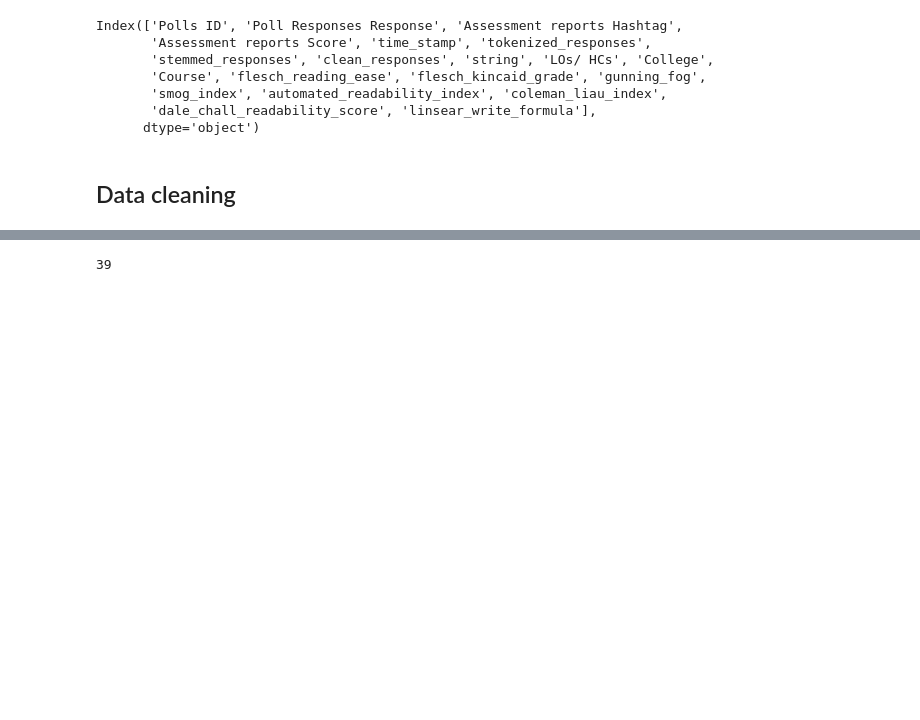
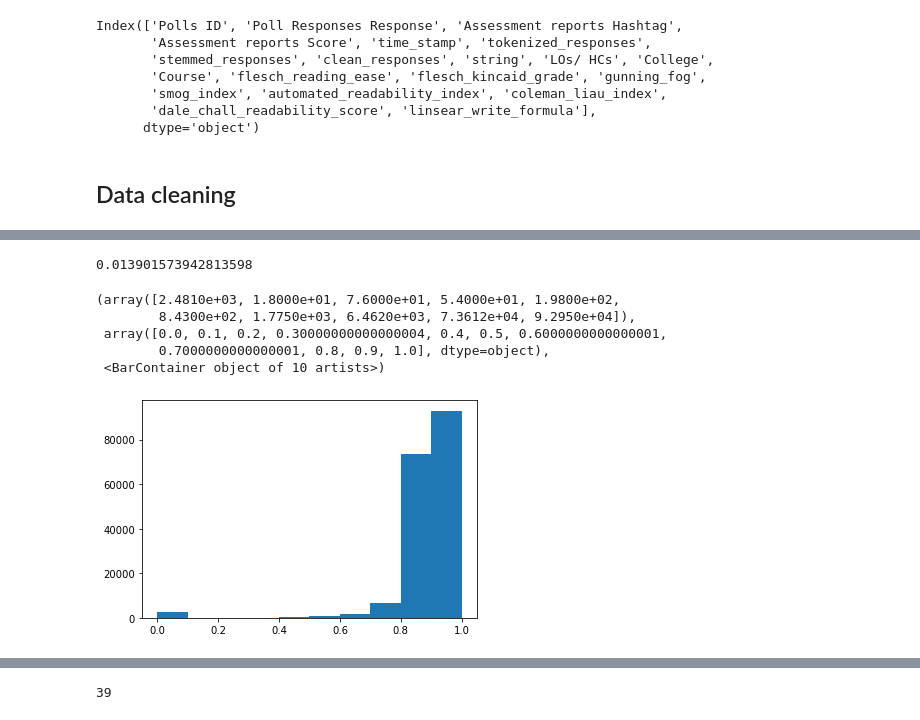
Before and after one commit to esther119/Understand-How-English-Fluency-Affects-Grade, a Jupyter notebook: lexical_richness.ipynb, the cells around one changed output, grey strips where cells are left out. Drawn from its saved outputs; the diff is of its cells as text; code cells hidden in the pictures; blank space fills up the shorter version.

Commit message:
lexical richness

```diff
--- a/lexical_richness.ipynb
+++ b/lexical_richness.ipynb
@@ -56,3 +52,7 @@ def generate_words(text):
 df['words_count'] = df['string'].apply(generate_words)
 # %%
 df = df[df['words_count'] > 1]
+# %%
+df['lex_data_prep']= df['stemmed_responses'].str.split(',').replace("'", '').str.join(' ')
+
+df['lex_data_prep'] = df['stemmed_responses'].apply(" ".join)
@@ -58,0 +71,12 @@ df = df[df['words_count'] > 1]
+# %%
+#not yet put in lex.Dugast, lex.msttr(segment_window=0), lex.mattr(window_size=0),lex.hdd(draws=0),lex.Summer (math domain error)
+def generate_lexcial_richness(text):
+    lex = LexicalRichness(text)
+    try:
+        return lex.Dugast
+    except:
+        return False
+
+df['Dugast'] = df['lex_data_prep'].apply(generate_lexcial_richness)
+df.head()
+df[df['Dugast'] == False]
@@ -58,0 +101,11 @@ df = df[df['words_count'] > 1]
+# %%
+#not yet put in lex.Dugast, lex.msttr(segment_window=0), lex.mattr(window_size=0),lex.hdd(draws=0),lex.Summer (math domain error)
+def generate_lexcial_richness(text):
+    lex = LexicalRichness(text)
+    try:
+        return lex.msttr(segment_window = 20)
+    except:
+        return False
+
+df['msttr'] = df['lex_data_prep'].apply(generate_lexcial_richness)
+df.head()
@@ -58,0 +120,14 @@ df = df[df['words_count'] > 1]
+# %%
+len(df[df['msttr'] == False])/len(df)
+# %% [output]
+0.013901573942813598
+# %%
+import matplotlib.pyplot as plt
+plt.hist(df['msttr'])
+# %% [output]
+(array([2.4810e+03, 1.8000e+01, 7.6000e+01, 5.4000e+01, 1.9800e+02,
+        8.4300e+02, 1.7750e+03, 6.4620e+03, 7.3612e+04, 9.2950e+04]),
+ array([0.0, 0.1, 0.2, 0.30000000000000004, 0.4, 0.5, 0.6000000000000001,
+        0.7000000000000001, 0.8, 0.9, 1.0], dtype=object),
+ <BarContainer object of 10 artists>)
+[figure, added]
```
Also changed, not shown: parts of 10 cells of this notebook.
